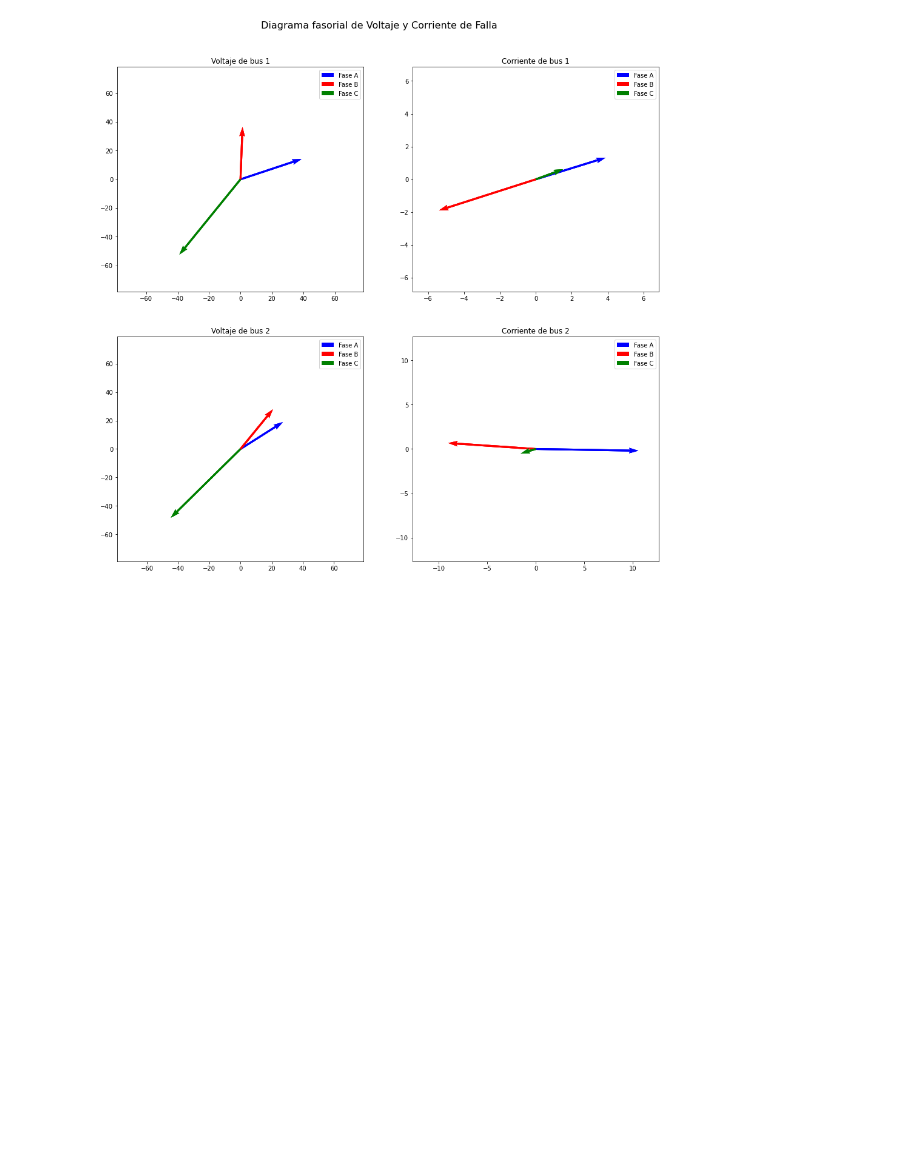
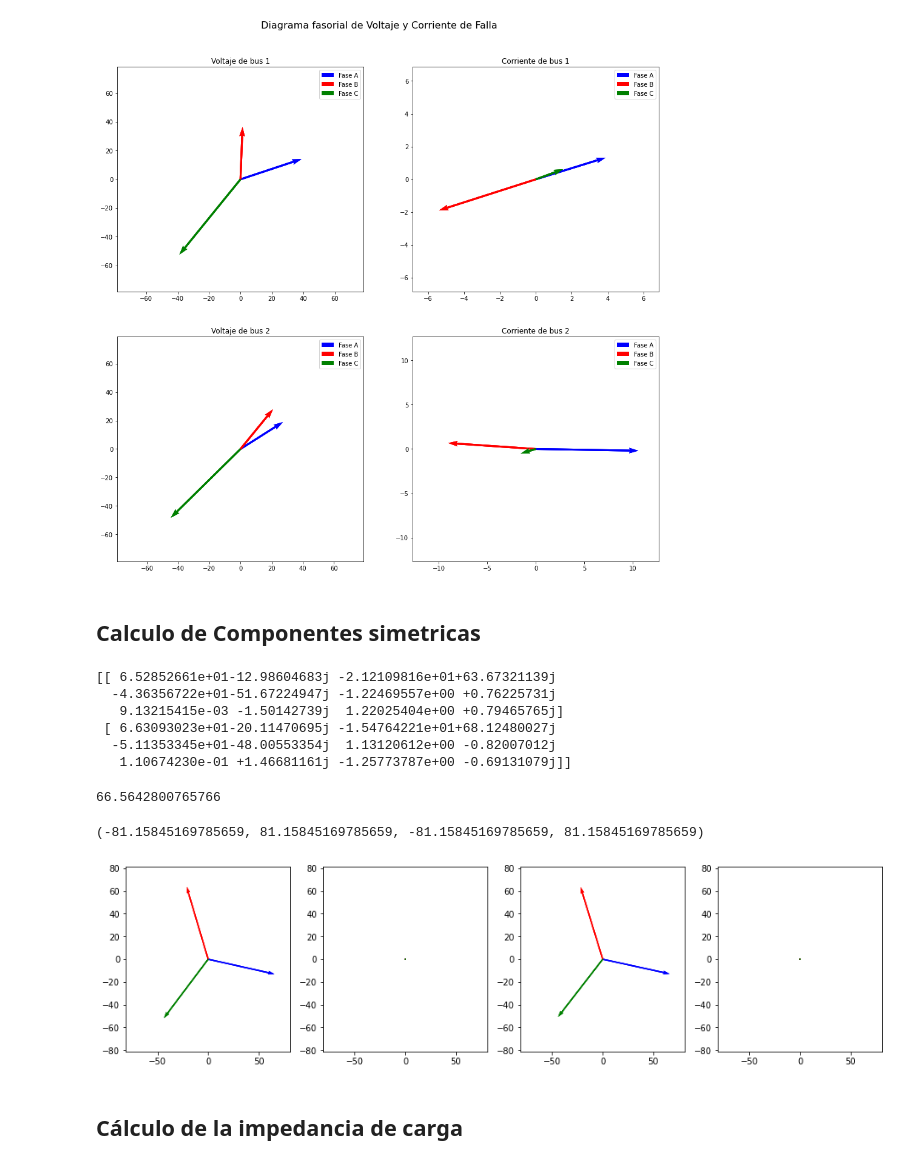
Before and after one commit to andresenrique08/Virtual_Relay_Course, a Jupyter notebook: TC2/Test_DSP_mat.ipynb, the cells around one changed output. Cells and saved outputs as stored; diff of their text form; code cells hidden in the pictures; blank space fills up the shorter version.

```diff
--- a/TC2/Test_DSP_mat.ipynb
+++ b/TC2/Test_DSP_mat.ipynb
@@ -546,3 +534,5 @@ for i in range(len(measures_Xc)):
     axarr[p1,p2].legend()
 # %% [output]
 [figure]
+# %% [markdown]
+## Calculo de Componentes simetricas
@@ -548,0 +561,64 @@ for i in range(len(measures_Xc)):
+# %%
+ph_pre = np.empty(([2,6]), dtype=complex)
+ph_falla = np.empty(([2,6]), dtype=complex)
+ph = ['A','B','C']
+for b in range(2):
+    for i in range(len(ph)):
+        if b==0:
+            ph_pre[b,i] = complex(Xc_bus1_V[0,i],Xs_bus1_V[0,i])
+            ph_pre[b,i+3] = complex(Xc_bus1_I[0,i],Xs_bus1_I[0,i])
+            ph_falla[b,i] = complex(Xc_bus1_V[-1,i],Xs_bus1_V[-1,i])
+            ph_falla[b,i+3] = complex(Xc_bus1_I[-1,i],Xs_bus1_I[-1,i])
+        else:
+            ph_pre[b,i] = complex(Xc_bus2_V[0,i],Xs_bus2_V[0,i])
+            ph_pre[b,i+3] = complex(Xc_bus2_I[0,i],Xs_bus2_I[0,i])
+            ph_falla[b,i] = complex(Xc_bus2_V[-1,i],Xs_bus2_V[-1,i])
+            ph_falla[b,i+3] = complex(Xc_bus2_I[-1,i],Xs_bus2_I[-1,i])
+
+print(ph_pre)
+# %% [output]
+[[ 6.52852661e+01-12.98604683j -2.12109816e+01+63.67321139j
+  -4.36356722e+01-51.67224947j -1.22469557e+00 +0.76225731j
+   9.13215415e-03 -1.50142739j  1.22025404e+00 +0.79465765j]
+ [ 6.63093023e+01-20.11470695j -1.54764221e+01+68.12480027j
+  -5.11353345e+01-48.00553354j  1.13120612e+00 -0.82007012j
+   1.10674230e-01 +1.46681161j -1.25773787e+00 -0.69131079j]]
+# %%
+phA = ph_pre[0,0]
+phB = ph_pre[0,1]
+phC = ph_pre[0,2]
+s0,s1,s2 = seq_general(phA,phB,phC)
+phA1, phB1, phC1 = seq_pos(s1)
+phA2, phB2, phC2 = seq_neg(s2)
+
+print(abs(ph_pre[0,0]))
+fig, axarr = plt.subplots(1, 4, figsize =(16, 4))
+axarr[0].quiver(x_pos, y_pos, ph_pre[0,0].real , ph_pre[0,0].imag, angles='xy', scale_units = 'xy', scale=1, color=['b'], label='Fase A')
+axarr[0].quiver(x_pos, y_pos, ph_pre[0,1].real , ph_pre[0,1].imag, angles='xy', scale_units = 'xy', scale=1, color=['r'], label='Fase B')
+axarr[0].quiver(x_pos, y_pos, ph_pre[0,2].real , ph_pre[0,2].imag, angles='xy', scale_units = 'xy', scale=1, color=['g'], label='Fase C')
+lim_axis_V = np.max([np.float(abs(ph_pre[0,0])), np.float(abs(ph_pre[0,1])),np.float(abs(ph_pre[0,2]))])
+axarr[0].axis([-1.2*lim_axis_V, 1.2*lim_axis_V, -1.2*lim_axis_V, 1.2*lim_axis_V])
+
+axarr[1].quiver(x_pos, y_pos, phA1.real , phA1.imag, angles='xy', scale_units = 'xy', scale=1, color=['b'], label='Fase A')
+axarr[1].quiver(x_pos, y_pos, phB1.real , phB1.imag, angles='xy', scale_units = 'xy', scale=1, color=['r'], label='Fase B')
+axarr[1].quiver(x_pos, y_pos, phC1.real , phC1.imag, angles='xy', scale_units = 'xy', scale=1, color=['g'], label='Fase C')
+#lim_axis_V = np.max([np.float(abs(phA1)), np.float(abs(phB1)),np.float(abs(phC1))])
+axarr[1].axis([-1.2*lim_axis_V, 1.2*lim_axis_V, -1.2*lim_axis_V, 1.2*lim_axis_V])
+
+axarr[2].quiver(x_pos, y_pos, phA2.real , phA2.imag, angles='xy', scale_units = 'xy', scale=1, color=['b'], label='Fase A')
+axarr[2].quiver(x_pos, y_pos, phB2.real , phB2.imag, angles='xy', scale_units = 'xy', scale=1, color=['r'], label='Fase B')
+axarr[2].quiver(x_pos, y_pos, phC2.real , phC2.imag, angles='xy', scale_units = 'xy', scale=1, color=['g'], label='Fase C')
+#lim_axis_V = np.max([np.float(abs(phA2)), np.float(abs(phB2)),np.float(abs(phC2))])
+axarr[2].axis([-1.2*lim_axis_V, 1.2*lim_axis_V, -1.2*lim_axis_V, 1.2*lim_axis_V])
+
+axarr[3].quiver(x_pos, y_pos, s0.real , s0.imag, angles='xy', scale_units = 'xy', scale=1, color=['b'], label='Fase A')
+axarr[3].quiver(x_pos, y_pos, s0.real , s0.imag, angles='xy', scale_units = 'xy', scale=1, color=['r'], label='Fase B')
+axarr[3].quiver(x_pos, y_pos, s0.real , s0.imag, angles='xy', scale_units = 'xy', scale=1, color=['g'], label='Fase C')
+#lim_axis_V = np.max([np.float(abs(s0)), np.float(abs(s0)),np.float(abs(s0))])
+axarr[3].axis([-1.2*lim_axis_V, 1.2*lim_axis_V, -1.2*lim_axis_V, 1.2*lim_axis_V])
+# %% [output]
+66.5642800765766
+(-81.15845169785659, 81.15845169785659, -81.15845169785659, 81.15845169785659)
+[figure, added]
+# %% [markdown]
+## Cálculo de la impedancia de carga
```
Also changed, not shown: parts of 5 cells of this notebook, 1 other file.
